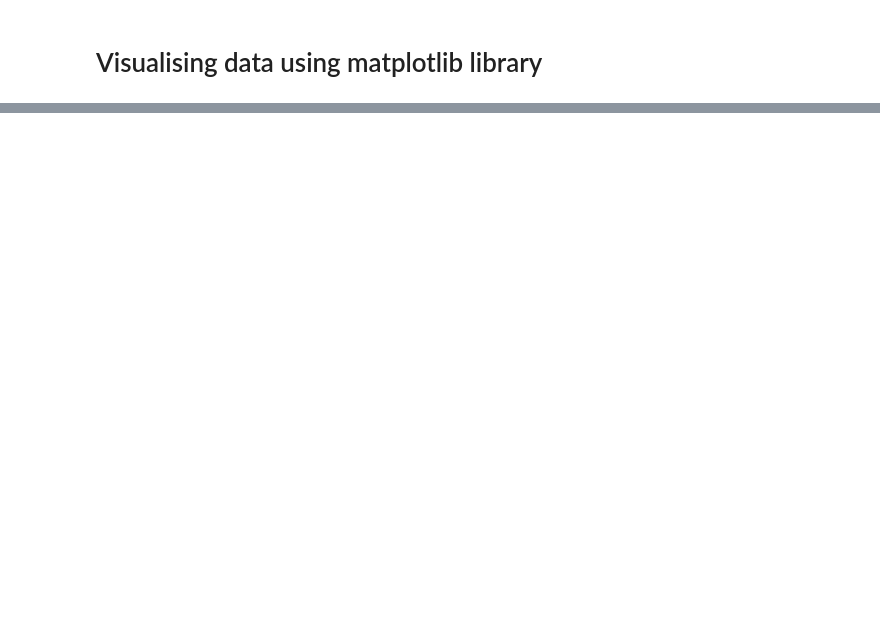
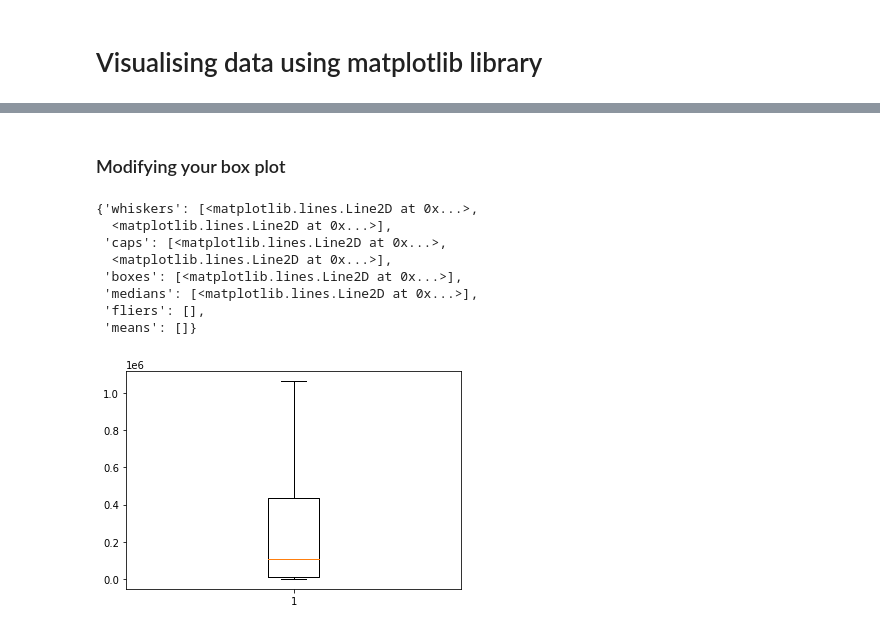
Before and after one commit to tringuyen1510/Avodcado-Exercise, a Jupyter notebook: Introduction - Data Analysis with Pandas.ipynb, the cells around one changed output, grey strips where cells are left out. Cells and saved outputs as stored; diff of their text form; code cells hidden in the pictures; blank space fills up the shorter version.

```diff
--- a/Introduction - Data Analysis with Pandas.ipynb
+++ b/Introduction - Data Analysis with Pandas.ipynb
@@ -245,0 +281,14 @@ Name: region, dtype: int64
+# %% [markdown]
+### Modifying your box plot
+# %%
+plt.boxplot(df['Total Volume'], showfliers = False)
+# %% [output]
+{'whiskers': [<matplotlib.lines.Line2D at 0x...>,
+  <matplotlib.lines.Line2D at 0x...>],
+ 'caps': [<matplotlib.lines.Line2D at 0x...>,
+  <matplotlib.lines.Line2D at 0x...>],
+ 'boxes': [<matplotlib.lines.Line2D at 0x...>],
+ 'medians': [<matplotlib.lines.Line2D at 0x...>],
+ 'fliers': [],
+ 'means': []}
+[figure, added]
```
Also changed, not shown: parts of 17 cells of this notebook.
